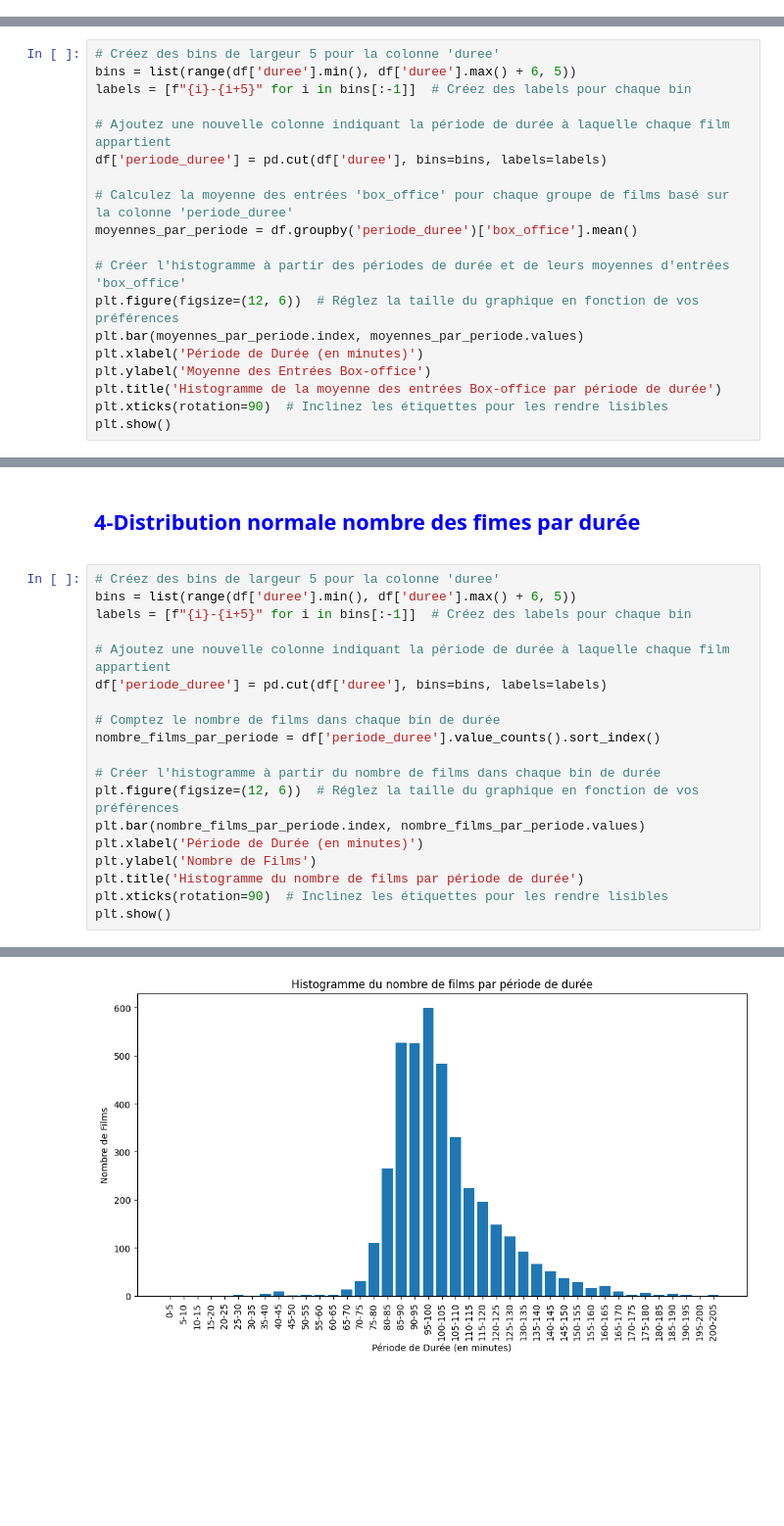
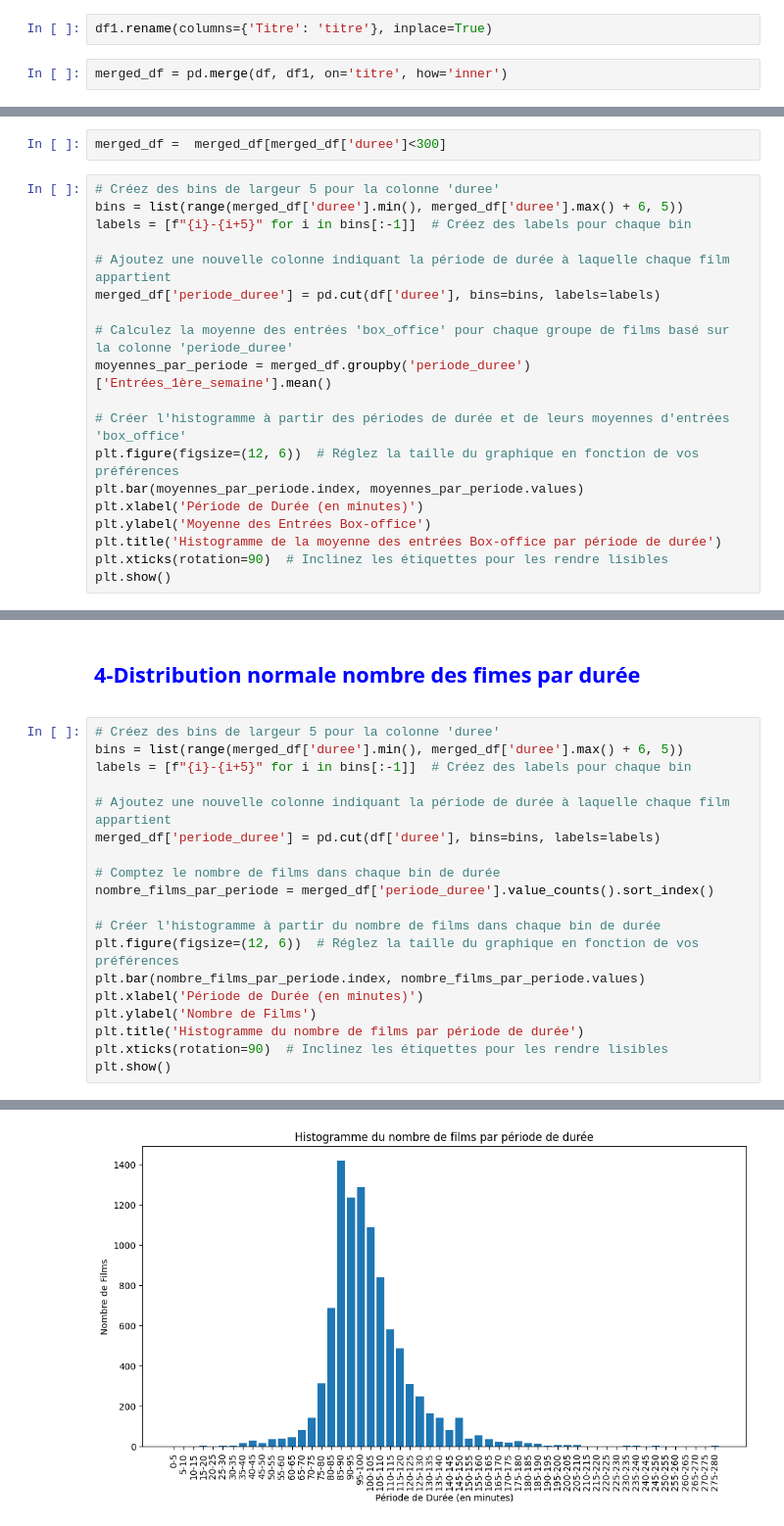
Before and after one commit to impejonathan/ML_recap, a Jupyter notebook: analyse1.ipynb, the cells around one changed output, grey strips where cells are left out. Shown at 98% size. Drawn from its saved outputs; the diff is of its cells as text; blank space fills up the shorter version.

Commit message:
analyse entrées, vacances et durées

```diff
--- a/analyse1.ipynb
+++ b/analyse1.ipynb
@@ -19,0 +135,4 @@ df.head()
+# %%
+df1.rename(columns={'Titre': 'titre'}, inplace=True)
+# %%
+merged_df = pd.merge(df, df1, on='titre', how='inner')
@@ -51,16 +188,18 @@ plt.show()
 # %% [markdown]
 
  <font color='blue'><h2> 3-Entrées et durées </h2></font>
+# %%
+merged_df =  merged_df[merged_df['duree']<300]
 # %%
 # Créez des bins de largeur 5 pour la colonne 'duree'
-bins = list(range(df['duree'].min(), df['duree'].max() + 6, 5))
+bins = list(range(merged_df['duree'].min(), merged_df['duree'].max() + 6, 5))
 labels = [f"{i}-{i+5}" for i in bins[:-1]]  # Créez des labels pour chaque bin
 
 # Ajoutez une nouvelle colonne indiquant la période de durée à laquelle chaque film appartient
-df['periode_duree'] = pd.cut(df['duree'], bins=bins, labels=labels)
+merged_df['periode_duree'] = pd.cut(df['duree'], bins=bins, labels=labels)
 
 # Calculez la moyenne des entrées 'box_office' pour chaque groupe de films basé sur la colonne 'periode_duree'
-moyennes_par_periode = df.groupby('periode_duree')['box_office'].mean()
+moyennes_par_periode = merged_df.groupby('periode_duree')['Entrées_1ère_semaine'].mean()
 
 # Créer l'histogramme à partir des périodes de durée et de leurs moyennes d'entrées 'box_office'
 plt.figure(figsize=(12, 6))  # Réglez la taille du graphique en fonction de vos préférences
@@ -83,14 +227,14 @@ df[(df['duree'] > 140) & (df['duree'] <= 145)]['box_office'].mean()
  <font color='blue'><h2> 4-Distribution normale nombre des fimes par durée </h2></font>
 # %%
 # Créez des bins de largeur 5 pour la colonne 'duree'
-bins = list(range(df['duree'].min(), df['duree'].max() + 6, 5))
+bins = list(range(merged_df['duree'].min(), merged_df['duree'].max() + 6, 5))
 labels = [f"{i}-{i+5}" for i in bins[:-1]]  # Créez des labels pour chaque bin
 
 # Ajoutez une nouvelle colonne indiquant la période de durée à laquelle chaque film appartient
-df['periode_duree'] = pd.cut(df['duree'], bins=bins, labels=labels)
+merged_df['periode_duree'] = pd.cut(df['duree'], bins=bins, labels=labels)
 
 # Comptez le nombre de films dans chaque bin de durée
-nombre_films_par_periode = df['periode_duree'].value_counts().sort_index()
+nombre_films_par_periode = merged_df['periode_duree'].value_counts().sort_index()
 
 # Créer l'histogramme à partir du nombre de films dans chaque bin de durée
 plt.figure(figsize=(12, 6))  # Réglez la taille du graphique en fonction de vos préférences
@@ -104 +253 @@ plt.show()
-[figure, old version]
+[figure, new version]
```
Also changed, not shown: parts of 20 cells of this notebook, 4 other files.
